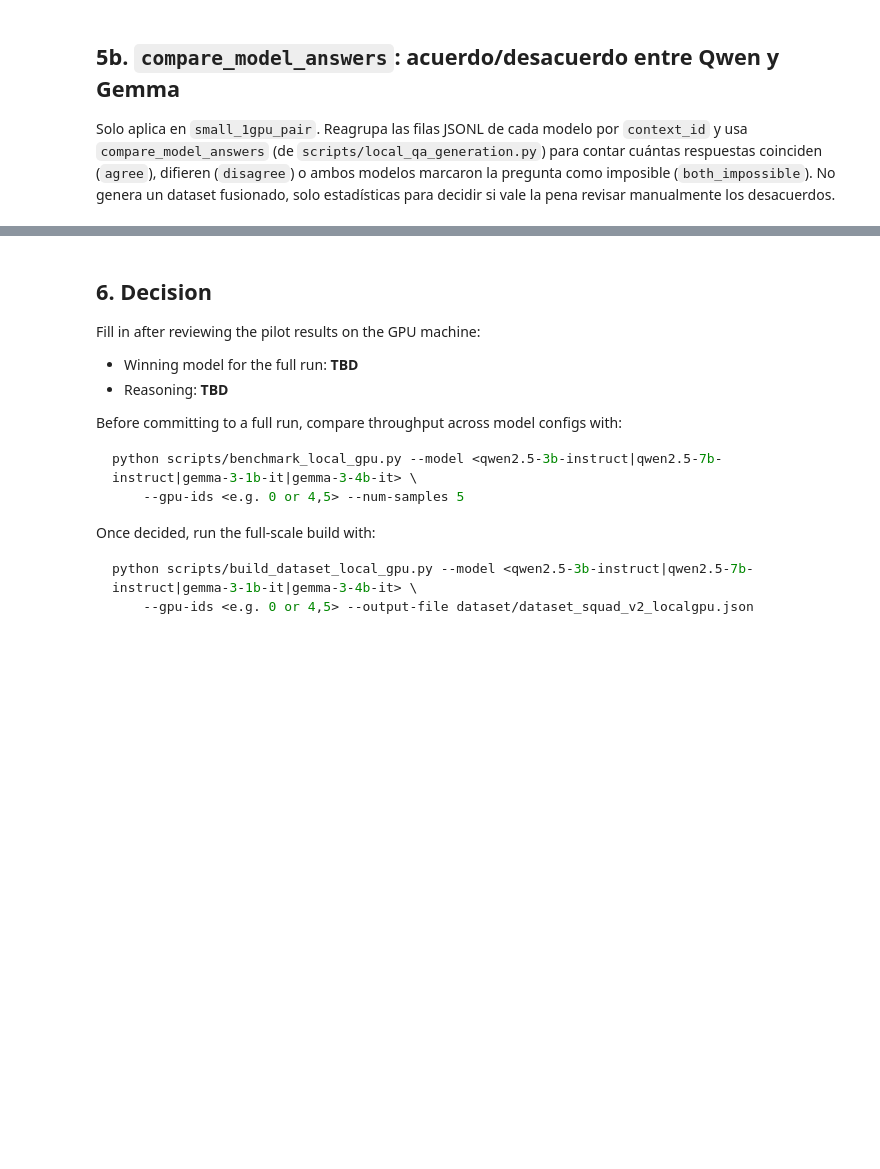
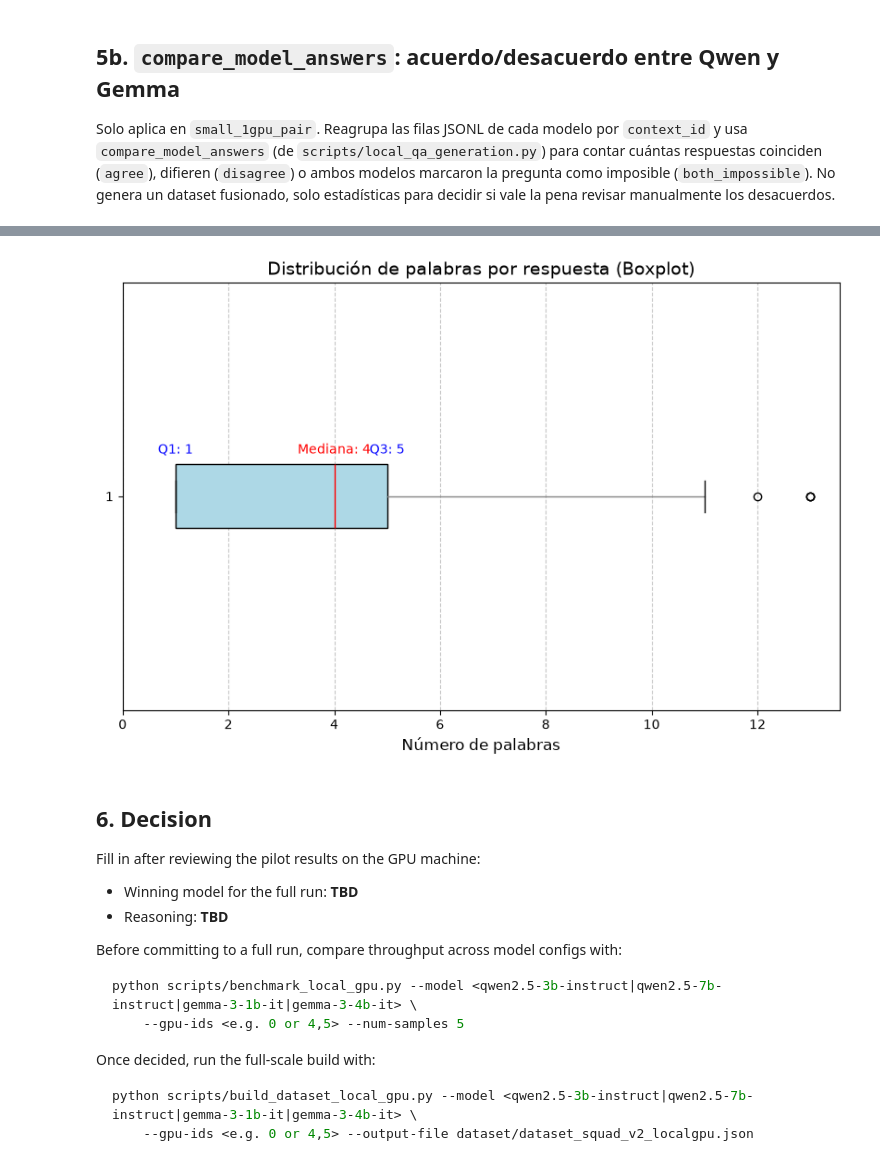
Before and after one commit to LeninGF/IAG-2024B-GenerativeQA, a Jupyter notebook: dataset_build_local_gpu.ipynb, the cells around one changed output, grey strips where cells are left out. Drawn from its saved outputs; the diff is of its cells as text; code cells hidden in the pictures; blank space fills up the shorter version.

```diff
--- a/dataset_build_local_gpu.ipynb
+++ b/dataset_build_local_gpu.ipynb
@@ -420,3 +444,31 @@ else:
+# %%
+word_counts = np.array(df_qwen['answer_text_number_words'])
+plt.figure(figsize=(10, 6))
+plt.boxplot(
+    word_counts,
+    orientation='horizontal',  # Orientación horizontal
+    patch_artist=True,
+    boxprops=dict(facecolor="lightblue"),  # Personalización
+    whiskerprops=dict(color="gray"),
+    medianprops=dict(color="red"),
+)
+
+plt.title("Distribución de palabras por respuesta (Boxplot)", fontsize=14)
+plt.xlabel("Número de palabras", fontsize=12)
+plt.grid(axis="x", linestyle="--", alpha=0.7)
+
+# Ajustar límites del eje x
+plt.xlim([0, np.percentile(word_counts, 95)])
+
+# Opcional: Añadir anotaciones de percentiles
+percentiles = np.percentile(word_counts, [25, 50, 75])
+plt.text(percentiles[0], 1.1, f"Q1: {percentiles[0]:.0f}", ha="center", color="blue")
+plt.text(percentiles[1], 1.1, f"Mediana: {percentiles[1]:.0f}", ha="center", color="red")
+plt.text(percentiles[2], 1.1, f"Q3: {percentiles[2]:.0f}", ha="center", color="blue")
+
+plt.show()
+# %% [output]
+[figure, added]
 # %% [markdown]
 ## 6. Decision
 
```
Also changed, not shown: parts of 7 cells of this notebook.
